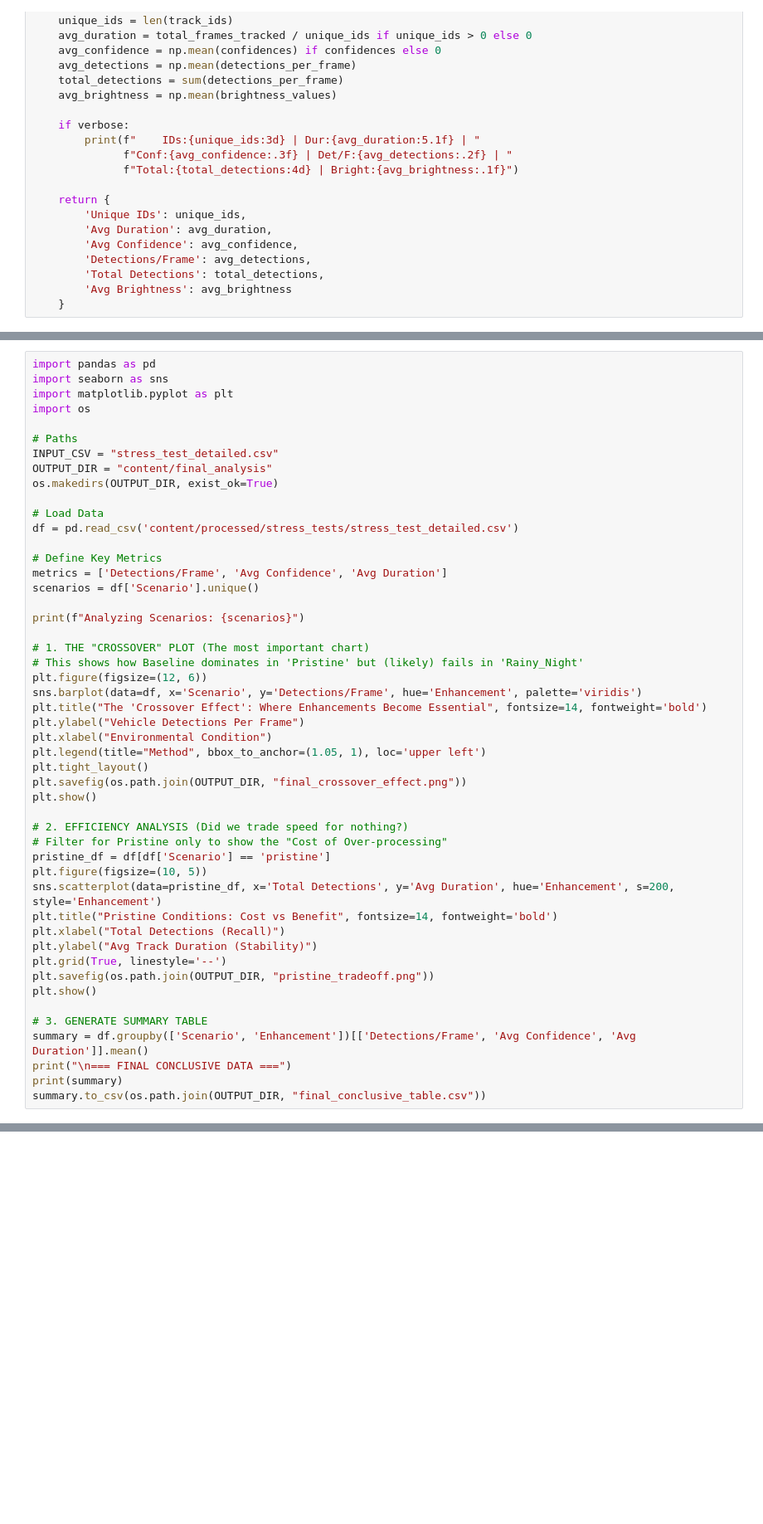
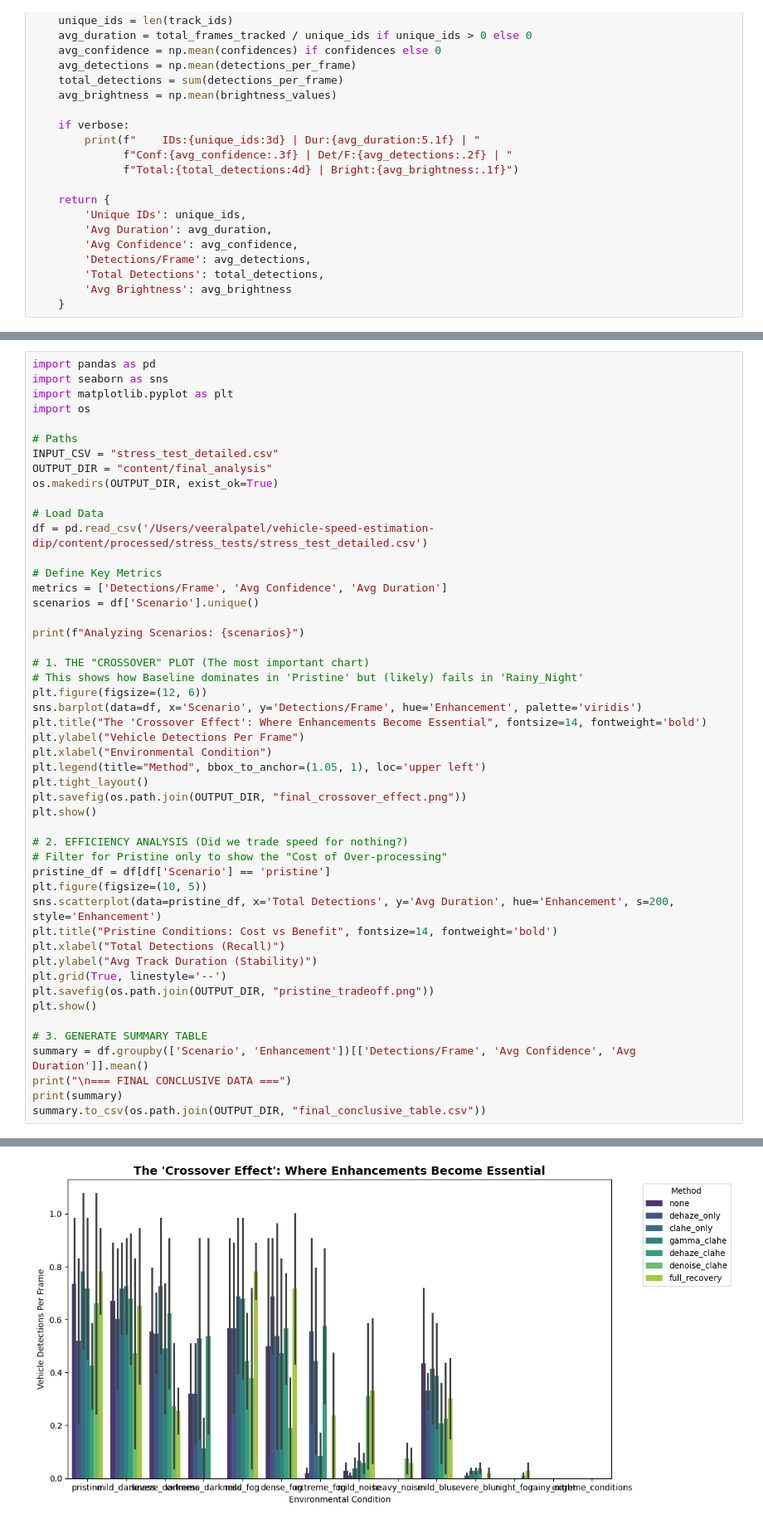
Before and after one commit to danielsanei/vehicle-speed-estimation-dip, a Jupyter notebook: pipeline/cascadedpipelinev3.ipynb, the cells around one changed output, grey strips where cells are left out. Shown at 83% size. Saved outputs shown, nothing was run; the diff lists cells and outputs as text; blank space fills up the shorter version.

```diff
--- a/pipeline/cascadedpipelinev3.ipynb
+++ b/pipeline/cascadedpipelinev3.ipynb
@@ -562,7 +573,7 @@ OUTPUT_DIR = "content/final_analysis"
 os.makedirs(OUTPUT_DIR, exist_ok=True)
 
 # Load Data
-df = pd.read_csv('content/processed/stress_tests/stress_test_detailed.csv')
+df = pd.read_csv('/Users/veeralpatel/vehicle-speed-estimation-dip/content/processed/stress_tests/stress_test_detailed.csv')
 
 # Define Key Metrics
 metrics = ['Detections/Frame', 'Avg Confidence', 'Avg Duration']
@@ -599,3 +610,4 @@ summary = df.groupby(['Scenario', 'Enhancement'])[['Detections/Frame', 'Avg Conf
 print("\n=== FINAL CONCLUSIVE DATA ===")
 print(summary)
 summary.to_csv(os.path.join(OUTPUT_DIR, "final_conclusive_table.csv"))
+# %% [output]
@@ -601,0 +615 @@ summary.to_csv(os.path.join(OUTPUT_DIR, "final_conclusive_table.csv"))
+[figure, added]
```
Also changed, not shown: parts of 4 cells of this notebook, 14 other files.
